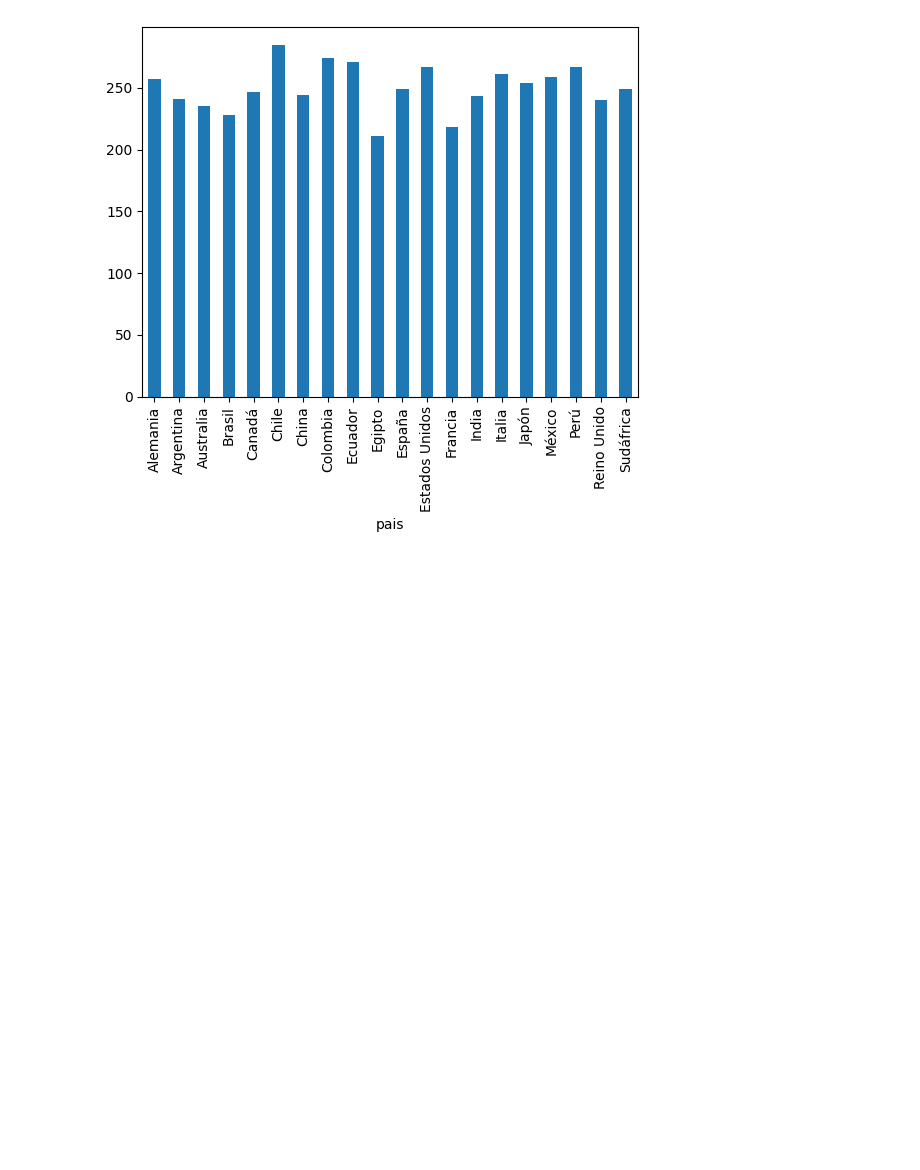
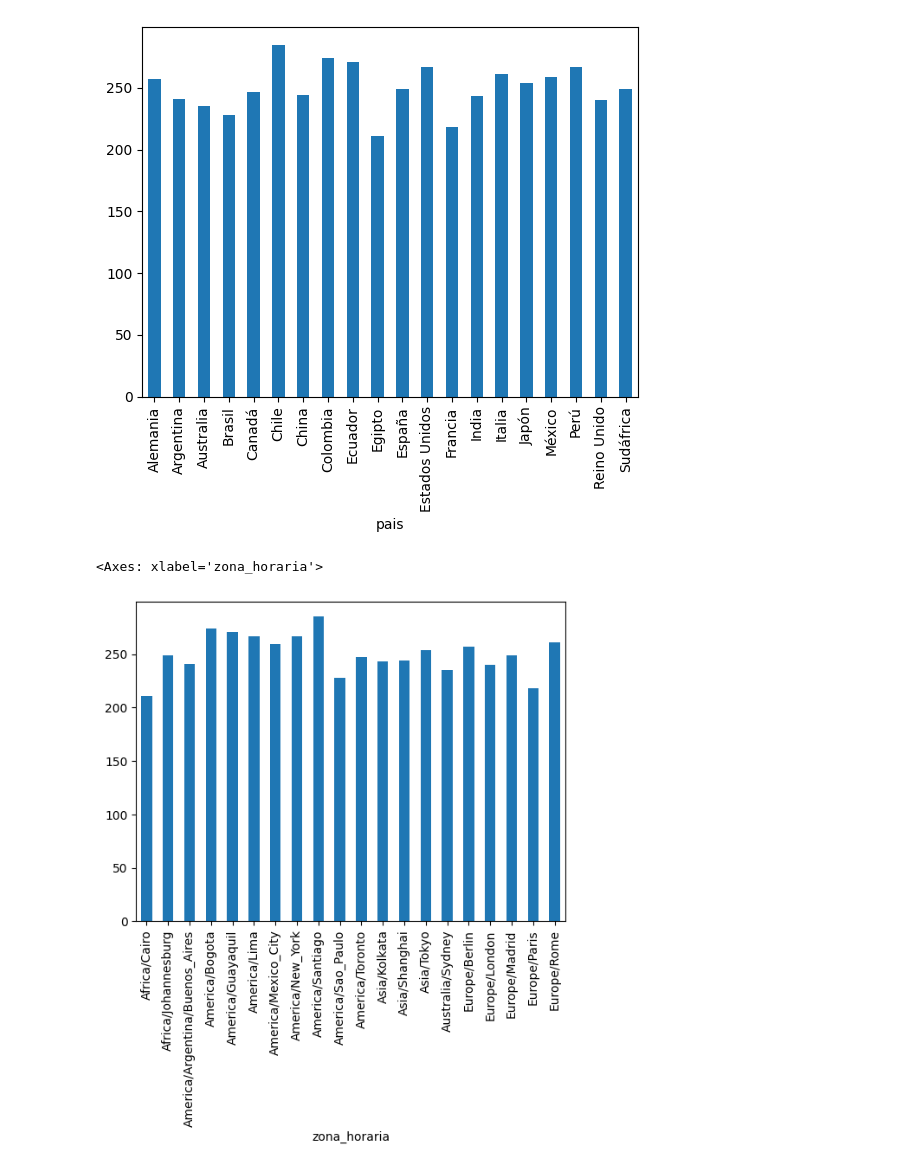
Before and after one commit to herramientas-ia-maestria-aa2026/ejemplo-notebook-apps, a Jupyter notebook: Ejercicio1.ipynb, the cells around one changed output. Saved outputs shown, nothing was run; the diff lists cells and outputs as text; code cells hidden in the pictures; blank space fills up the shorter version.

```diff
--- a/Ejercicio1.ipynb
+++ b/Ejercicio1.ipynb
@@ -33,3 +33,8 @@ data.groupby("pais").size().plot(kind="bar")
 # %% [output]
 <Axes: xlabel='pais'>
 [figure]
+# %%
+data.groupby("zona_horaria").size().plot(kind="bar")
+# %% [output]
+<Axes: xlabel='zona_horaria'>
+[figure, added]
```
